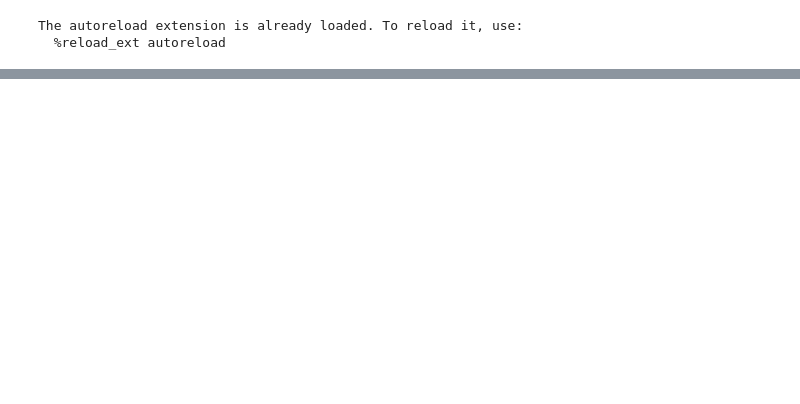
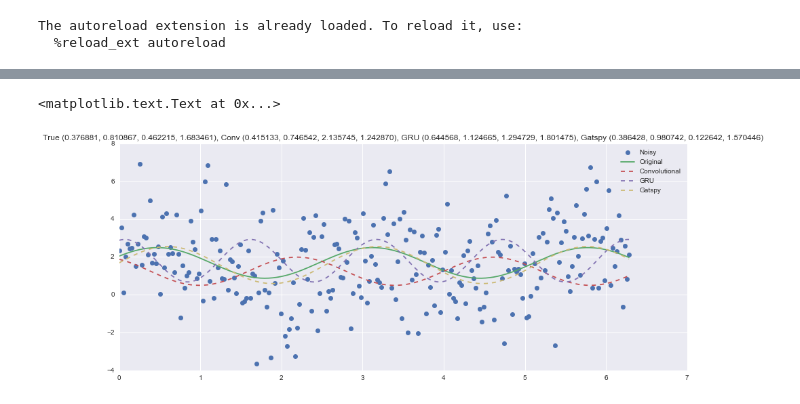
Before and after one commit to bnaul/timeflow, a Jupyter notebook: period.ipynb, the cells around one changed output, grey strips where cells are left out. Cells and saved outputs as stored; diff of their text form; code cells hidden in the pictures; blank space fills up the shorter version.

```diff
--- a/period.ipynb
+++ b/period.ipynb
@@ -16,8 +24,0 @@ The autoreload extension is already loaded. To reload it, use:
-# %%
-fig, ax = plt.subplots(2, 3, sharey=True)
-for j in range(6):
-#    i = np.where(y == j)[0][0]
-    i = j
-    ax.ravel()[j].plot(np.linspace(0, n_max, n_max), X[i], 'o')
-#    ax.ravel()[j].plot(X[i][:, 0], X[i][:, 1], 'o')
-    ax.ravel()[j].set(xlabel="t", ylabel="y")
@@ -40,8 +26,12 @@ array([ 0.02963259,  0.02021731,  0.08141797,  0.02183573])
 %%time
 from gatspy.periodic import LombScargle, LombScargleFast
 
-pred_gatspy = np.zeros(N_test)
+pred_gatspy = np.zeros(pred_conv.shape)
 for i in range(N_test):
-    opt_args = {'period_range': (0.1, 0.9 * (X[test[i]][-1, 0] - X[test[i]][0, 0])), 'quiet': True}
+#    opt_args = {'period_range': (0.1, 0.9 * (X[test[i]][-1, 0] - X[test[i]][0, 0])), 'quiet': True}
+    opt_args = {'period_range': (0.05, 2 * np.pi), 'quiet': True}
     model_gatspy = LombScargle(fit_period=True, optimizer_kwds=opt_args)#, silence_warnings=True)
-    pred_gatspy[i] = 1. / model_gatspy.fit(X[test[i]][:, 0], X[test[i]][:, 1]).best_period
+    model_gatspy.fit(np.linspace(0, 2 * np.pi, n_max), X[test[i]][:, 0])
+    omega = 2 * np.pi / model_gatspy.best_period
+    off, A1, A2 = model_gatspy._best_params(omega)
+    pred_gatspy[i] = np.array([omega / 2 / np.pi, np.sqrt(A1 ** 2 + A2 ** 2), np.arctan2(A2, A1), off + model_gatspy.ymean_])
@@ -56,0 +41,38 @@ print(np.median((pred_gatspy - testY) ** 2))
+# %%
+i = -1
+# %%
+i += 1
+
+t = np.linspace(0, 2 * np.pi, n_max)
+x = X[test[i]].ravel()
+plt.plot(t, x, 'o')
+
+w, A, phi, b = Y[test[i]]
+plt.plot(t, A * np.sin(2 * np.pi * w * t + phi) + b, '-')
+
+w_c, A_c, phi_c, b_c = pred_conv[i]
+x_c = A_c * np.sin(2 * np.pi * w_c * t + phi_c) + b_c
+plt.plot(t, x_c, '--')
+
+w_r, A_r, phi_r, b_r = pred_gru[i]
+x_r = A_r * np.sin(2 * np.pi * w_r * t + phi_r) + b_r
+plt.plot(t, x_r, '--')
+
+#omega = 2 * np.pi / model_gatspy.best_period
+#off, A1, A2 = model_gatspy._best_params(omega)
+#w_g, A_g, phi_g, b_g = [omega / 2 / np.pi, np.sqrt(A1 ** 2 + A2 ** 2), np.arctan2(A2, A1), off + model_gatspy.ymean_]
+w_g, A_g, phi_g, b_g = pred_gatspy[i]
+x_g = A_g * np.sin(2 * np.pi * w_g * t + phi_g) + b_g
+#x_g = model_gatspy.fit(t, x).predict(t)
+plt.plot(t, x_g, '--')
+
+plt.legend(['Noisy', 'Original', 'Convolutional', 'GRU', 'Gatspy'])
+plt.title("True ({:3f}, {:3f}, {:3f}, {:3f}), Conv ({:3f}, {:3f}, {:3f}, {:3f}), GRU ({:3f}, {:3f}, {:3f}, {:3f}), Gatspy ({:3f}, {:3f}, {:3f}, {:3f})".format(
+    w, A, phi, b,
+    w_c, A_c, phi_c, b_c,
+    w_r, A_r, phi_r, b_r,
+    w_g, A_g, phi_g, b_g,
+    ))
+# %% [output]
+<matplotlib.text.Text at 0x...>
+[figure, added]
```
Also changed, not shown: parts of 12 cells of this notebook, 3 other files.
